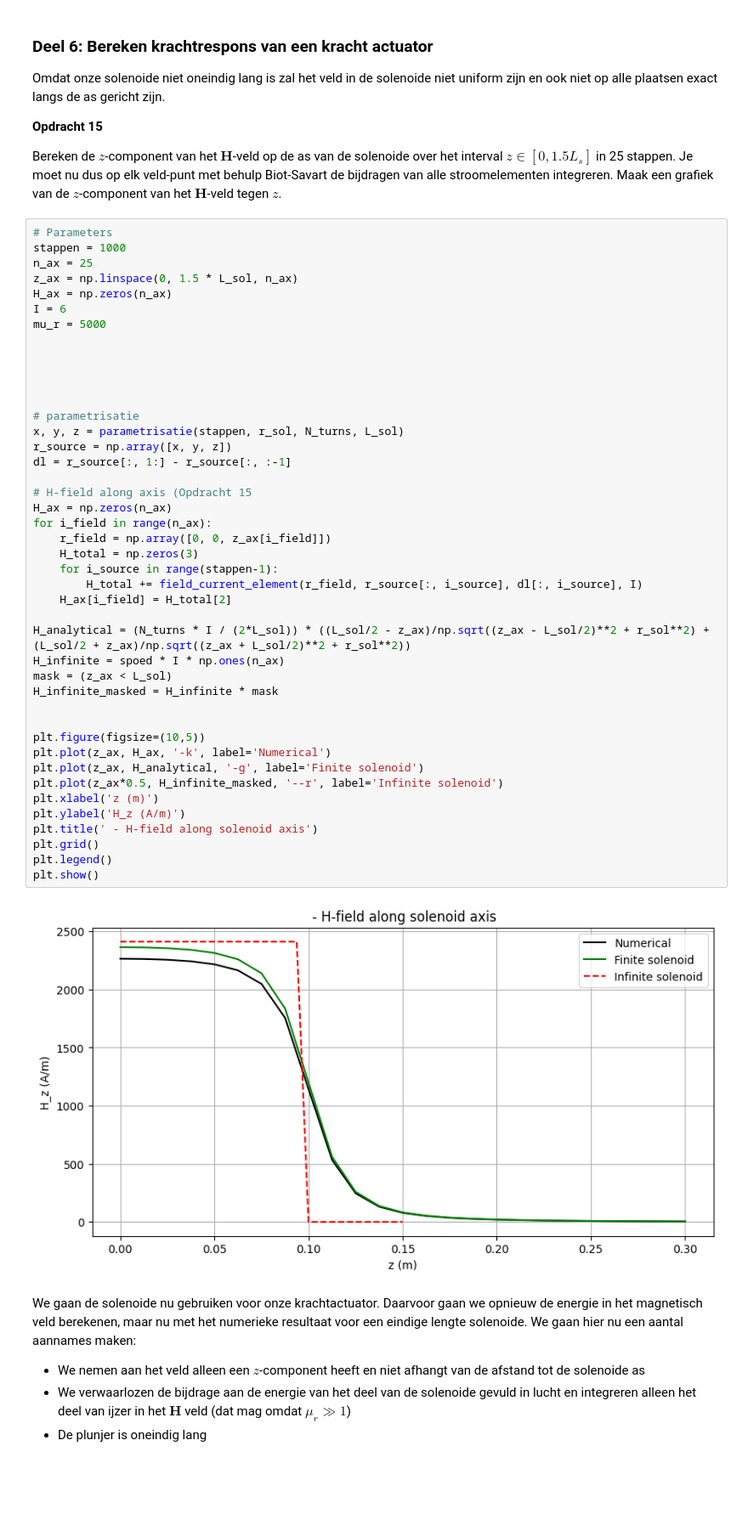
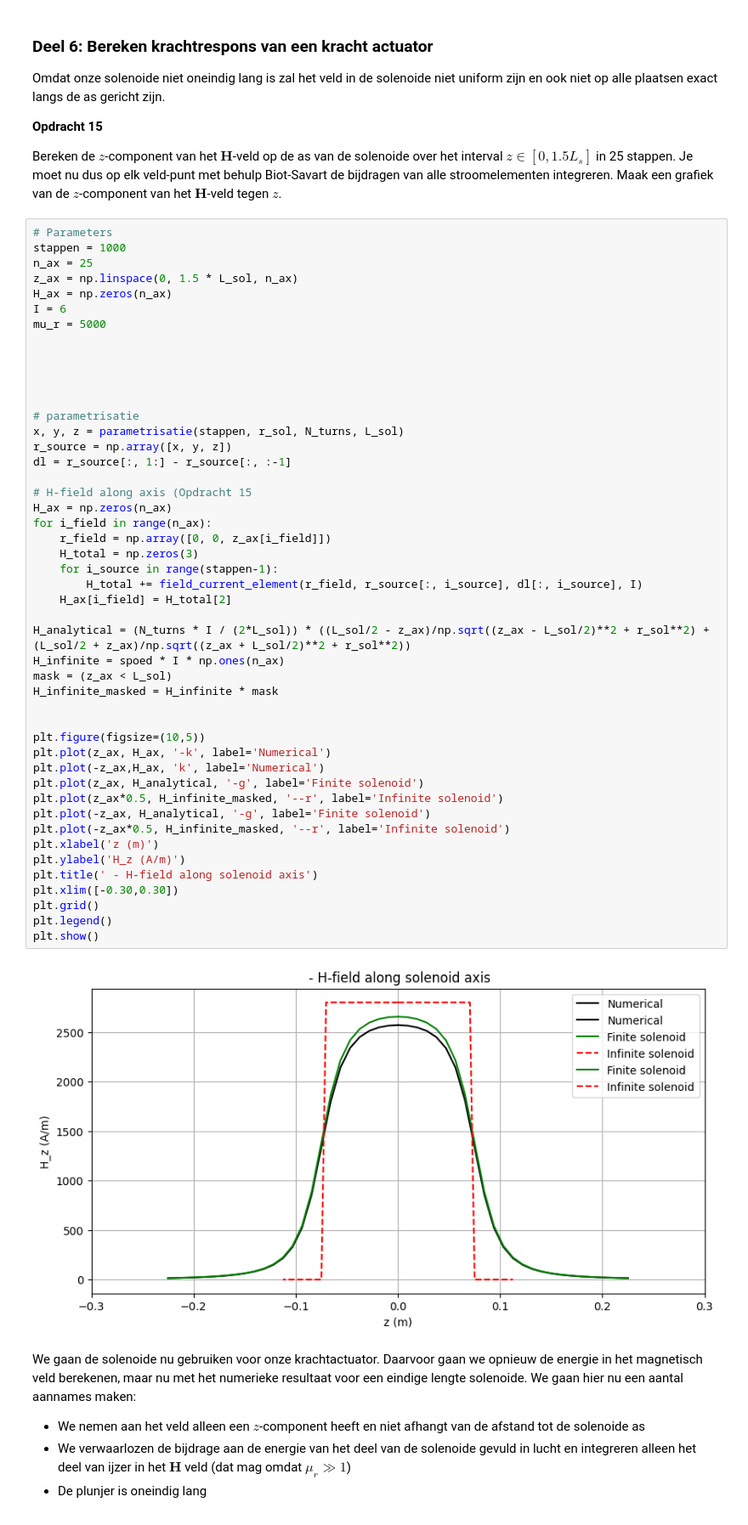
Before and after one commit to pieterbroerse/opdrachten-DEF-D, a Jupyter notebook: DigitaleOntwerpopdrachten/2KrachtactuatorOpdracht/KrachtactuatorOpdracht.ipynb, the cells around one changed output. Shown at 85% size. Drawn from its saved outputs; the diff is of its cells as text; blank space fills up the shorter version.

```diff
--- a/DigitaleOntwerpopdrachten/2KrachtactuatorOpdracht/KrachtactuatorOpdracht.ipynb
+++ b/DigitaleOntwerpopdrachten/2KrachtactuatorOpdracht/KrachtactuatorOpdracht.ipynb
@@ -493,34 +493,38 @@ mu_r = 5000
 x, y, z = parametrisatie(stappen, r_sol, N_turns, L_sol)
 r_source = np.array([x, y, z])
 dl = r_source[:, 1:] - r_source[:, :-1]
 
 # H-field along axis (Opdracht 15
 H_ax = np.zeros(n_ax)
 for i_field in range(n_ax):
     r_field = np.array([0, 0, z_ax[i_field]])
     H_total = np.zeros(3)
     for i_source in range(stappen-1):
         H_total += field_current_element(r_field, r_source[:, i_source], dl[:, i_source], I)
     H_ax[i_field] = H_total[2]
 
 H_analytical = (N_turns * I / (2*L_sol)) * ((L_sol/2 - z_ax)/np.sqrt((z_ax - L_sol/2)**2 + r_sol**2) + (L_sol/2 + z_ax)/np.sqrt((z_ax + L_sol/2)**2 + r_sol**2))
 H_infinite = spoed * I * np.ones(n_ax)
 mask = (z_ax < L_sol)
 H_infinite_masked = H_infinite * mask
 
 
 plt.figure(figsize=(10,5))
 plt.plot(z_ax, H_ax, '-k', label='Numerical')
+plt.plot(-z_ax,H_ax, 'k', label='Numerical')
 plt.plot(z_ax, H_analytical, '-g', label='Finite solenoid')
 plt.plot(z_ax*0.5, H_infinite_masked, '--r', label='Infinite solenoid')
+plt.plot(-z_ax, H_analytical, '-g', label='Finite solenoid')
+plt.plot(-z_ax*0.5, H_infinite_masked, '--r', label='Infinite solenoid')
 plt.xlabel('z (m)')
 plt.ylabel('H_z (A/m)')
 plt.title(' - H-field along solenoid axis')
+plt.xlim([-0.30,0.30])
 plt.grid()
 plt.legend()
 plt.show()
 # %% [output]
-[figure, old version]
+[figure, new version]
 # %% [markdown]
 We gaan de solenoide nu gebruiken voor onze krachtactuator. Daarvoor gaan we opnieuw de energie in het magnetisch veld berekenen, maar nu met het numerieke resultaat voor een eindige lengte solenoide. We gaan hier nu een aantal aannames maken:
 * We nemen aan het veld alleen een $z$-component heeft en niet afhangt van de afstand tot de solenoide as
```
Also changed, not shown: parts of 4 cells of this notebook.
